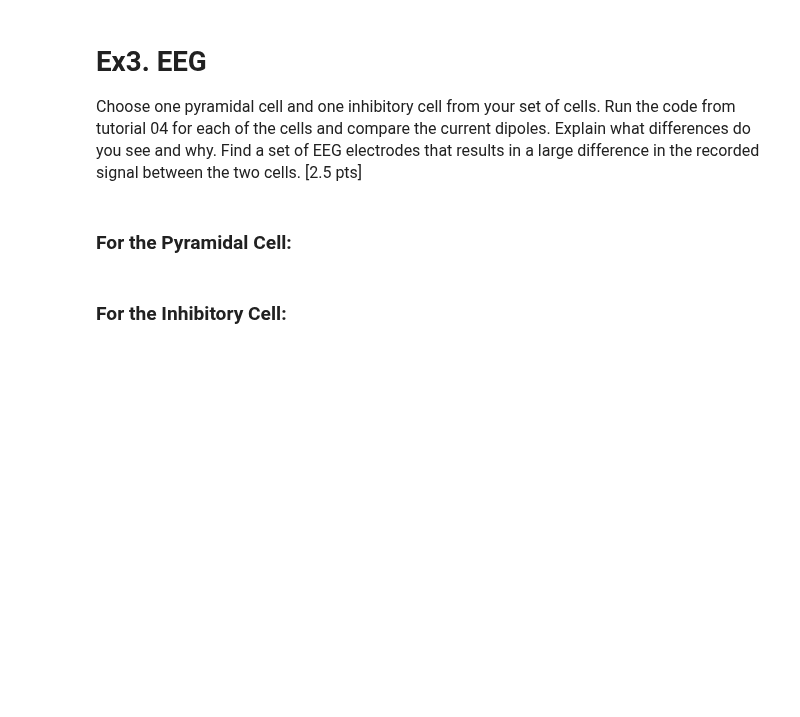
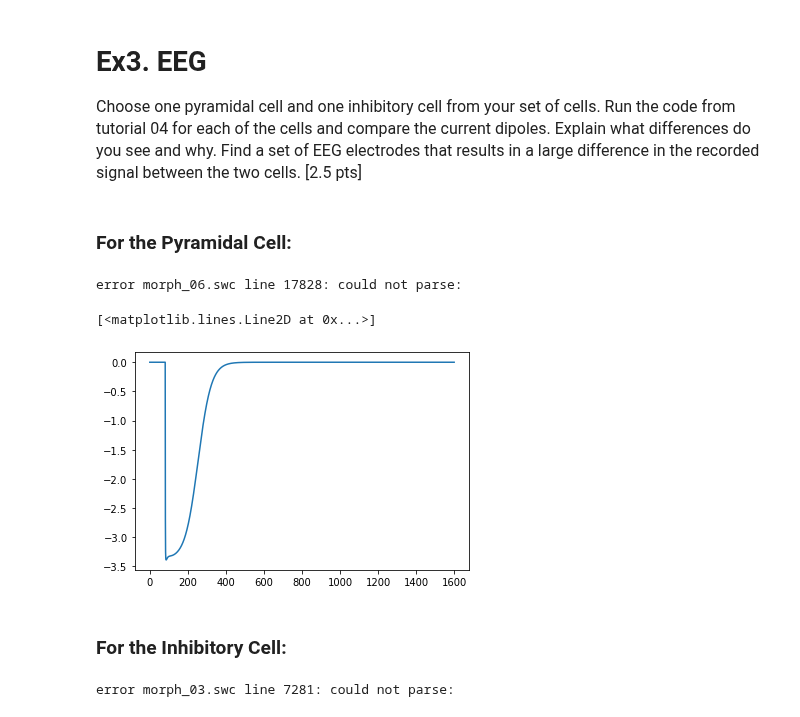
Before and after one commit to GasserElbanna/In-Silico-Neuroscience-Projects, a Jupyter notebook: Week 11/Week11_HomeWork.ipynb, the cells around one changed output. Drawn from its saved outputs; the diff is of its cells as text; code cells hidden in the pictures; blank space fills up the shorter version.

```diff
--- a/Week 11/Week11_HomeWork.ipynb
+++ b/Week 11/Week11_HomeWork.ipynb
@@ -819,12 +782,14 @@ synapseParameters1 = {
 # %%
 # create cell with parameters in dictionary
 cell1 = LFPy.Cell(**cellParameters1)
-pos1 = syn_loc1
+pos1 = syn_loc
 synapseParameters1['idx'] = cell1.get_closest_idx(x=pos1[0], y=pos1[1], z=pos1[2])
 synapse1 = LFPy.Synapse(cell1, **synapseParameters1)
 synapse1.set_spike_times(np.array([5.]))
 
 cell1.simulate(rec_imem=True,rec_vmem=True)
+# %% [output]
+error morph_06.swc line 17828: could not parse:
 # %%
 # compute dipole
 P1= LFPy.get_current_dipole_moment(np.c_[cell1.xmid,cell1.ymid,cell1.zmid],cell1.imem)
@@ -834,24 +799,27 @@ somapos1 = np.array([0., 0., 77500])
 r_soma_syns1 = [
     cell1.get_intersegment_vector(
         idx0=0,
-        idx1=i) for i in cell.synidx]
+        idx1=i) for i in cell1.synidx]
 r_mid1 = np.average(r_soma_syns1, axis=0)
 r_mid1 = somapos1 + r_mid1 / 2.
 # %%
 eeg_coords_top1 = np.array([[0., 0., radii[3] - rad_tol]])
-four_sphere_top1 = LFPy.FourSphereVolumeConductor(radii, sigmas, eeg_coords_top)
+four_sphere_top1 = LFPy.FourSphereVolumeConductor(radii, sigmas, eeg_coords_top1)
 pot_db_4s_top1 = four_sphere_top1.calc_potential(P1, r_mid1)
 eeg_top1 = np.array(pot_db_4s_top1) * 1e9
 # %%
 eeg_coords_bot1 = np.array([[0., -radii[3] + rad_tol,0.]])
-four_sphere_bot1= LFPy.FourSphereVolumeConductor(radii, sigmas, eeg_coords_bot)
+four_sphere_bot1= LFPy.FourSphereVolumeConductor(radii, sigmas, eeg_coords_bot1)
 pot_db_4s_bot1 = four_sphere_bot1.calc_potential(P1, r_mid1)
 eeg_bot1 = np.array(pot_db_4s_bot1) * 1e9
 
 eeg1 = eeg_top1-eeg_bot1
 
 plt.figure()
 plt.plot(eeg1.T)
+# %% [output]
+[<matplotlib.lines.Line2D at 0x...>]
+[figure, added]
 # %% [markdown]
 ### For the Inhibitory Cell:
 # %%
@@ -874,12 +842,14 @@ synapseParameters2 = {
 # %%
 # create cell with parameters in dictionary
 cell2 = LFPy.Cell(**cellParameters2)
-pos2 = syn_loc2
+pos2 = syn_loc
 synapseParameters2['idx'] = cell2.get_closest_idx(x=pos2[0], y=pos2[1], z=pos2[2])
-synapse2 = LFPy.Synapse(cell, **synapseParameters2)
+synapse2 = LFPy.Synapse(cell2, **synapseParameters2)
 synapse2.set_spike_times(np.array([5.]))
 
 cell2.simulate(rec_imem=True,rec_vmem=True)
+# %% [output]
+error morph_03.swc line 7281: could not parse:
 # %%
 # compute dipole
 P2= LFPy.get_current_dipole_moment(np.c_[cell2.xmid,cell2.ymid,cell2.zmid],cell2.imem)
```
Also changed, not shown: parts of 7 cells of this notebook, 2 other files.
